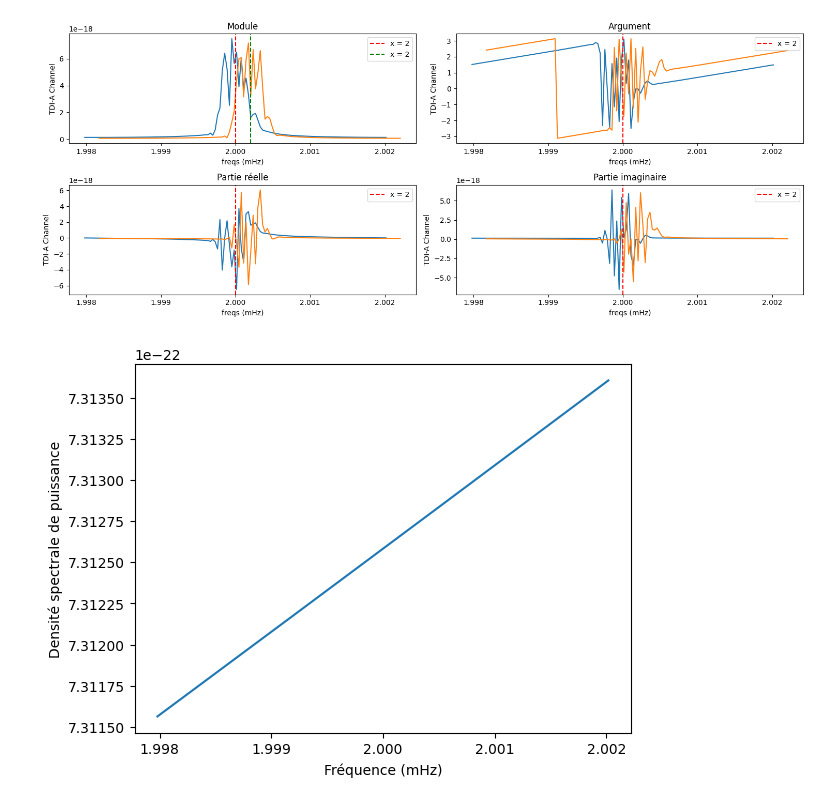
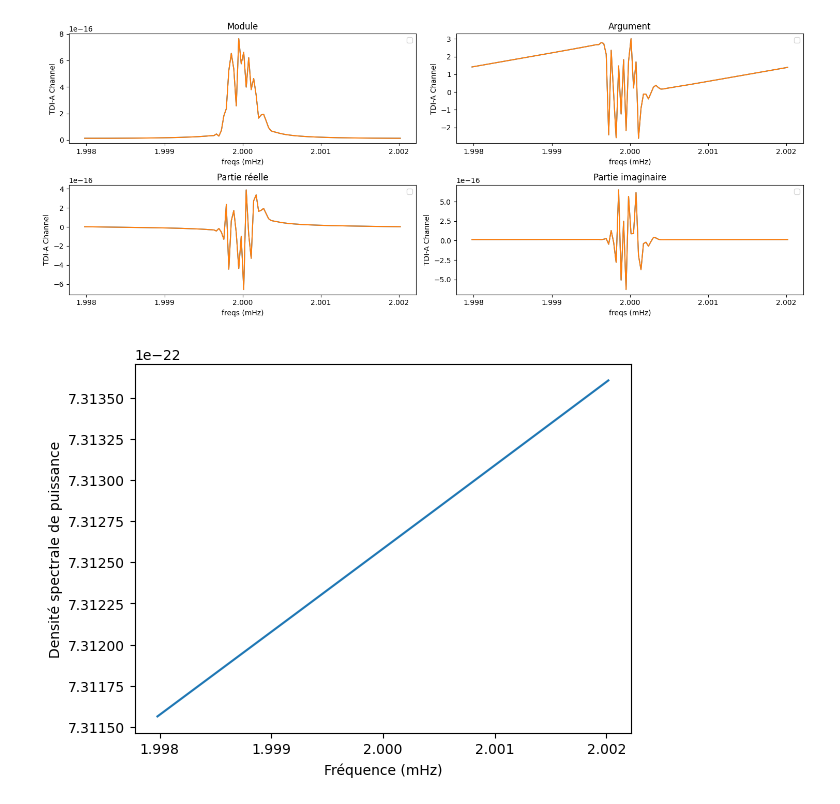
Before and after one commit to Tanguy2001/GB_MLP_1Param, a Jupyter notebook: test.ipynb, the cells around one changed output. Saved outputs shown, nothing was run; the diff lists cells and outputs as text; code cells hidden in the pictures.

Commit message:
Ajout des histos et estimation de moins de params

```diff
--- a/test.ipynb
+++ b/test.ipynb
@@ -31,23 +31,23 @@ N = 128
 num_bin = 100
 
 # parameters
-amp1 = 2e-23  # amplitude
+amp1 = 2e-21  # amplitude
 f01 = 2e-3  # f0
 fdot1 = 7.538331e-18  # fdot
 fddot1 = 0.0 # fddot
-phi01 = 0.1  # initial phase
-iota1 = 0.2  # inclination
+phi01 = 0  # initial phase
+iota1 = 0  # inclination
 psi1 = 0.3  # polarization angle
 lam1 = 0.4  # ecliptic longitude
 beta_sky1 = 0.5  # ecliptic latitude
 
 
 amp2 = amp1  # amplitude
-f02 = 1.0001*f01  # f0
+f02 = f01  # f0
 fdot2 = fdot1  # fdot
 fddot2 = 0.0 # fddot
-phi02 = 0.1  # initial phase
-iota2 = 0.2  # inclination
+phi02 = 0  # initial phase
+iota2 = 0  # inclination
 psi2 = 0.3  # polarization angle
 lam2 = 0.4  # ecliptic longitude
 beta_sky2 = 0.5  # ecliptic latitude
@@ -83,8 +83,8 @@ fig, axs = plt.subplots(2, 2, figsize=(15, 6))
 # Premier graphique (en haut à gauche)
 axs[0, 0].plot(freqs1, np.abs(A0))
 axs[0, 0].plot(freqs2, np.abs(A1))
-axs[0, 0].axvline(x=x, color='r', linestyle='--', label=f"x = {x}")
-axs[0, 0].axvline(x=y, color='g', linestyle='--', label=f"x = {x}")
+# axs[0, 0].axvline(x=x, color='r', linestyle='--', label=f"x = {x}")
+# axs[0, 0].axvline(x=y, color='g', linestyle='--', label=f"x = {x}")
 axs[0, 0].set_title("Module")
 axs[0, 0].set_xlabel("freqs (mHz)")
 axs[0, 0].set_ylabel("TDI-A Channel")
@@ -95,40 +95,40 @@ axs[0, 0].legend()
 # Deuxième graphique (en haut à droite)
 axs[0, 1].plot(freqs1, np.angle(A0))
 axs[0, 1].plot(freqs2, np.angle(A1))
-axs[0, 1].axvline(x=x, color='r', linestyle='--', label=f"x = {x}")
+# axs[0, 1].axvline(x=x, color='r', linestyle='--', label=f"x = {x}")
 axs[0, 1].set_title("Argument")
 axs[0, 1].set_xlabel("freqs (mHz)")
 axs[0, 1].set_ylabel("TDI-A Channel")
 axs[0, 1].xaxis.set_major_locator(MaxNLocator(nbins=5))
 axs[0, 1].legend()
 
 # Troisième graphique (en bas à gauche)
 axs[1, 0].plot(freqs1, A0.real)
 axs[1, 0].plot(freqs2, A1.real)
-axs[1, 0].axvline(x=x, color='r', linestyle='--', label=f"x = {x}")
+# axs[1, 0].axvline(x=x, color='r', linestyle='--', label=f"x = {x}")
 axs[1, 0].set_title("Partie réelle")
 axs[1, 0].set_xlabel("freqs (mHz)")
 axs[1, 0].set_ylabel("TDI-A Channel")
 axs[1, 0].xaxis.set_major_locator(MaxNLocator(nbins=5))
 axs[1, 0].legend()
 
 # Quatrième graphique (en bas à droite)
 axs[1, 1].plot(freqs1, A0.imag)
 axs[1, 1].plot(freqs2, A1.imag)
-axs[1, 1].axvline(x=x, color='r', linestyle='--', label=f"x = {x}")
+# axs[1, 1].axvline(x=x, color='r', linestyle='--', label=f"x = {x}")
 axs[1, 1].set_title("Partie imaginaire")
 axs[1, 1].set_xlabel("freqs (mHz)")
 axs[1, 1].set_ylabel("TDI-A Channel")
 axs[1, 1].xaxis.set_major_locator(MaxNLocator(nbins=5))
 axs[1, 1].legend()
 
 # Ajuster l'espace entre les graphiques
 plt.tight_layout()
 
 # Afficher la figure
 plt.show()
 # %% [output]
-[figure, old version]
+[figure, new version]
 # %%
 noise = AnalyticNoise(freqs1*1e-3)
 psd_A, psd_E = noise.psd(option="A"), noise.psd(option="E")
```
Also changed, not shown: parts of 12 cells of this notebook, 36 other files.
